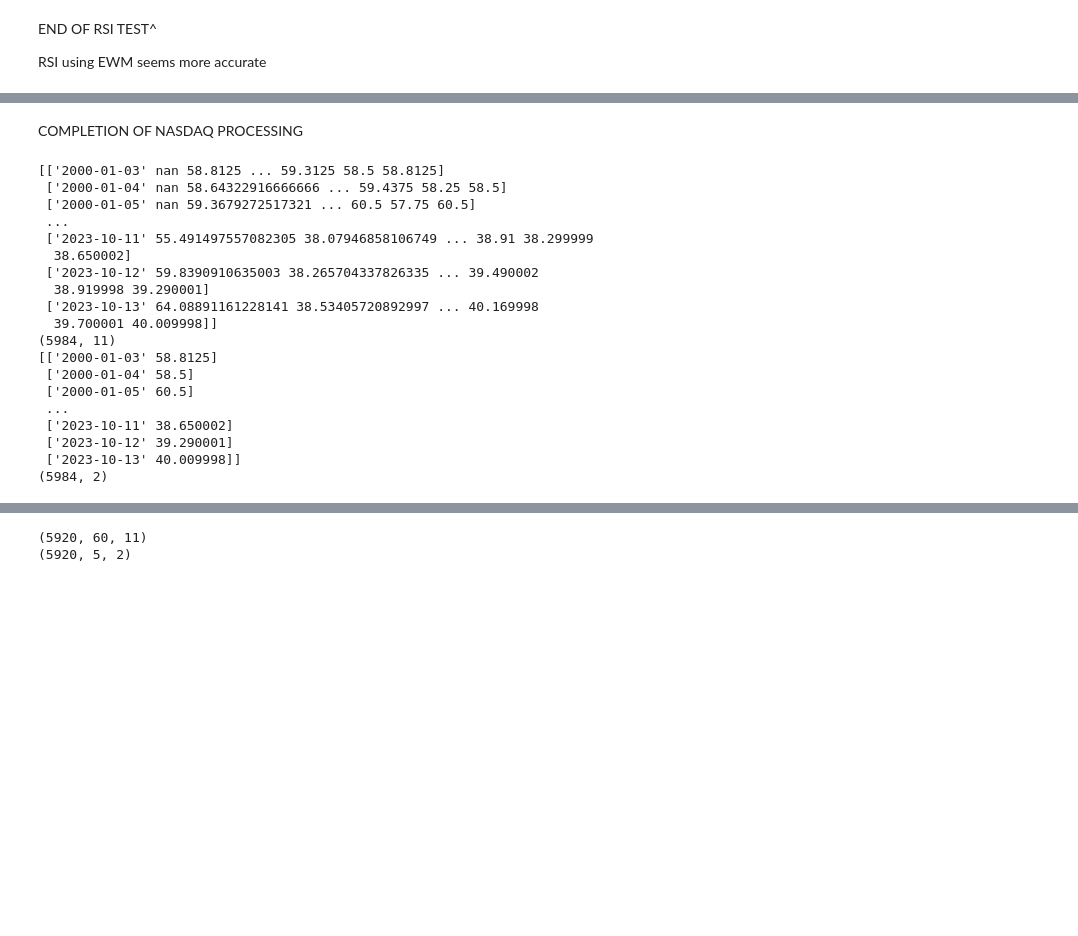
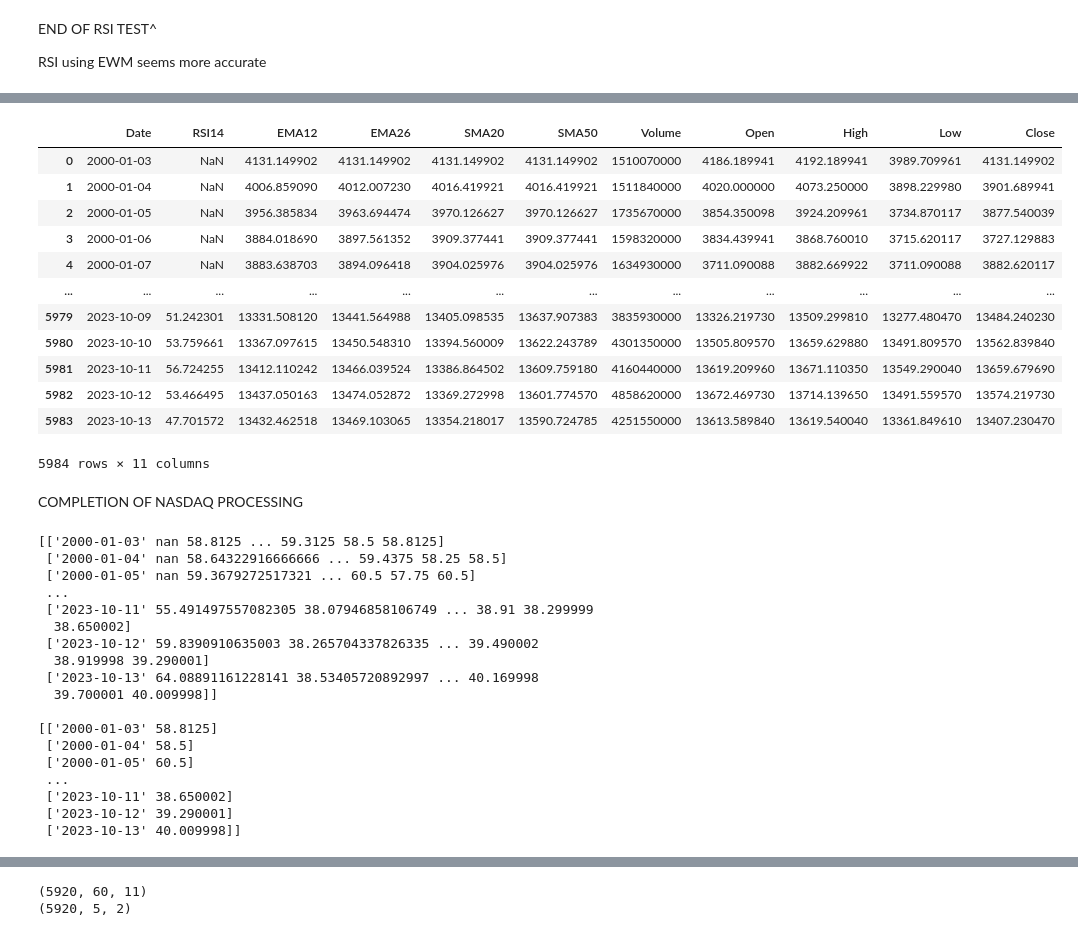
Before and after one commit to TristanBale/fyp, a Jupyter notebook: stock_norandom copy.ipynb, the cells around one changed output, grey strips where cells are left out. Cells and saved outputs as stored; diff of their text form; code cells hidden in the pictures; blank space fills up the shorter version.

```diff
--- a/stock_norandom copy.ipynb
+++ b/stock_norandom copy.ipynb
@@ -304,6 +313,7 @@ import numpy as np
 def get_ewm_rsi(dataset, period=14):
         if not isinstance(dataset, pd.DataFrame):
                 dataset = pd.Series(dataset)
+        dataset = dataset['Close']
         close_delta = dataset.diff()
         up = close_delta.clip(lower=0)
         down = -1 * close_delta.clip(upper=0)
@@ -316,4 +326,4 @@ def get_ewm_rsi(dataset, period=14):
 
         return rsi_ewm_np
 
-get_ewm_rsi(close_prices_reversed, 14)
+#get_ewm_rsi(close_prices_reversed, 14)
@@ -359,0 +434,3 @@ nasdaq =
+# %%
+nasdaq_ = nasdaq.iloc[nasdaq_selected_index:].reset_index() #selects row from dataframe 'stock' from selected_index (9568) to last index. reset.index() then resets the index of the newly created dataframe stock so it starts from 0. By default the old index values will be moved to a new column called 'index' as shown below
+nasdaq_ #as seen below, this creates a new index, where the new 0 is our old selected_index
@@ -360,12 +464,58 @@ nasdaq =
+# %%
+#just change all instance of 'nasdaq_' in name for future stocks
+
+def add_TA_features(data):
+    data_sma20_values = get_sma(data, 20)
+    data_sma50_values = get_sma(data, 50)
+    data_ema12_values = get_ema(data, 12)
+    data_ema26_values = get_ema(data, 26)
+    data_rsi14_ewm_values = get_ewm_rsi(data, 14)
+
+    featuresSMA = data[['Date', 'Volume', 'Open', 'High', 'Low', 'Close']]
+    featuresSMA.insert(1, 'SMA50', data_sma50_values)
+    featuresSMA.insert(1, 'SMA20', data_sma20_values)
+
+    data_pd_features = data[['Date', 'Volume', 'Open', 'High', 'Low', 'Close']]
+    data_pd_features.insert(1, 'SMA50', data_sma50_values)
+    data_pd_features.insert(1, 'SMA20', data_sma20_values)
+
+    data_pd_featuresEMA = data_pd_features[['Date', 'SMA20', 'SMA50', 'Volume', 'Open', 'High', 'Low', 'Close']]
+    data_pd_featuresEMA.insert(1, 'EMA26', data_ema26_values)
+    data_pd_featuresEMA.insert(1, 'EMA12', data_ema12_values)
+
+    data_pd_featuresEMA_RSI = data_pd_featuresEMA[['Date', 'EMA12', 'EMA26', 'SMA20', 'SMA50', 'Volume', 'Open', 'High', 'Low', 'Close']]
+    data_pd_featuresEMA_RSI.insert(1, 'RSI14', data_rsi14_ewm_values)
+
+    return data_pd_featuresEMA_RSI
+
+nasdaq_pd_featuresEMA_RSI = add_TA_features(nasdaq_)
+nasdaq_pd_featuresEMA_RSI
+# %% [output]
+|  | Date | RSI14 | EMA12 | EMA26 | SMA20 | SMA50 | Volume | Open | High | Low | Close |
+| 0 | 2000-01-03 | NaN | 4131.149902 | 4131.149902 | 4131.149902 | 4131.149902 | 1510070000 | 4186.189941 | 4192.189941 | 3989.709961 | 4131.149902 |
+| 1 | 2000-01-04 | NaN | 4006.859090 | 4012.007230 | 4016.419921 | 4016.419921 | 1511840000 | 4020.000000 | 4073.250000 | 3898.229980 | 3901.689941 |
+| 2 | 2000-01-05 | NaN | 3956.385834 | 3963.694474 | 3970.126627 | 3970.126627 | 1735670000 | 3854.350098 | 3924.209961 | 3734.870117 | 3877.540039 |
+| 3 | 2000-01-06 | NaN | 3884.018690 | 3897.561352 | 3909.377441 | 3909.377441 | 1598320000 | 3834.439941 | 3868.760010 | 3715.620117 | 3727.129883 |
+| 4 | 2000-01-07 | NaN | 3883.638703 | 3894.096418 | 3904.025976 | 3904.025976 | 1634930000 | 3711.090088 | 3882.669922 | 3711.090088 | 3882.620117 |
+| ... | ... | ... | ... | ... | ... | ... | ... | ... | ... | ... | ... |
+| 5979 | 2023-10-09 | 51.242301 | 13331.508120 | 13441.564988 | 13405.098535 | 13637.907383 | 3835930000 | 13326.219730 | 13509.299810 | 13277.480470 | 13484.240230 |
+| 5980 | 2023-10-10 | 53.759661 | 13367.097615 | 13450.548310 | 13394.560009 | 13622.243789 | 4301350000 | 13505.809570 | 13659.629880 | 13491.809570 | 13562.839840 |
+| 5981 | 2023-10-11 | 56.724255 | 13412.110242 | 13466.039524 | 13386.864502 | 13609.759180 | 4160440000 | 13619.209960 | 13671.110350 | 13549.290040 | 13659.679690 |
+| 5982 | 2023-10-12 | 53.466495 | 13437.050163 | 13474.052872 | 13369.272998 | 13601.774570 | 4858620000 | 13672.469730 | 13714.139650 | 13491.559570 | 13574.219730 |
+| 5983 | 2023-10-13 | 47.701572 | 13432.462518 | 13469.103065 | 13354.218017 | 13590.724785 | 4251550000 | 13613.589840 | 13619.540040 | 13361.849610 | 13407.230470 |
+5984 rows × 11 columns
 # %% [markdown]
 COMPLETION OF NASDAQ PROCESSING
 # %%
-feature_array = pd_featuresEMA_RSI.values #pd_features.values converts the Pandas DataFrame pd_features into a NumPy array and assigns it to the variable feature_array.
-print(feature_array) #this array has ('Date', 'Open', 'High', 'Low', 'Close')
-print(feature_array.shape) #displays the dimension of the array
-close_array = pd_close.values #pd_close.values converts the Pandas DataFrame pd_close into a NumPy array and assigns it to the variable close_array.
-print(close_array) #this array has ('Date', 'Close')
-print(close_array.shape)
+#for BP
+
+bp_feature_array = bp_pd_featuresEMA_RSI.values #pd_features.values converts the Pandas DataFrame pd_features into a NumPy array and assigns it to the variable feature_array.
+print(bp_feature_array) #this array has ('Date', 'Open', 'High', 'Low', 'Close')
+#print(bp_feature_array.shape) #displays the dimension of the array
+print('')
+bp_close_array = bp_pd_close.values #pd_close.values converts the Pandas DataFrame pd_close into a NumPy array and assigns it to the variable bp_close_array.
+print(bp_close_array) #this array has ('Date', 'Close')
+#print(bp_close_array.shape)
 # %% [output]
 [['2000-01-03' nan 58.8125 ... 59.3125 58.5 58.8125]
  ['2000-01-04' nan 58.64322916666666 ... 59.4375 58.25 58.5]
@@ -377,7 +527,7 @@ print(close_array.shape)
   38.919998 39.290001]
  ['2023-10-13' 64.08891161228141 38.53405720892997 ... 40.169998
   39.700001 40.009998]]
-(5984, 11)
+
 [['2000-01-03' 58.8125]
  ['2000-01-04' 58.5]
  ['2000-01-05' 60.5]
@@ -385,4 +535,3 @@ print(close_array.shape)
  ['2023-10-11' 38.650002]
  ['2023-10-12' 39.290001]
  ['2023-10-13' 40.009998]]
-(5984, 2)
```
Also changed, not shown: parts of 44 cells of this notebook.
